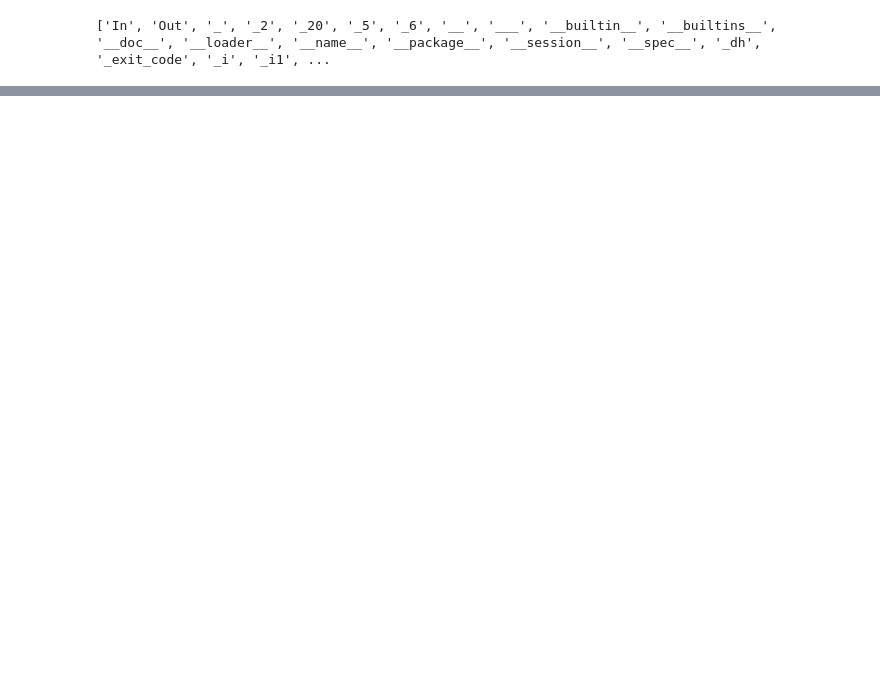
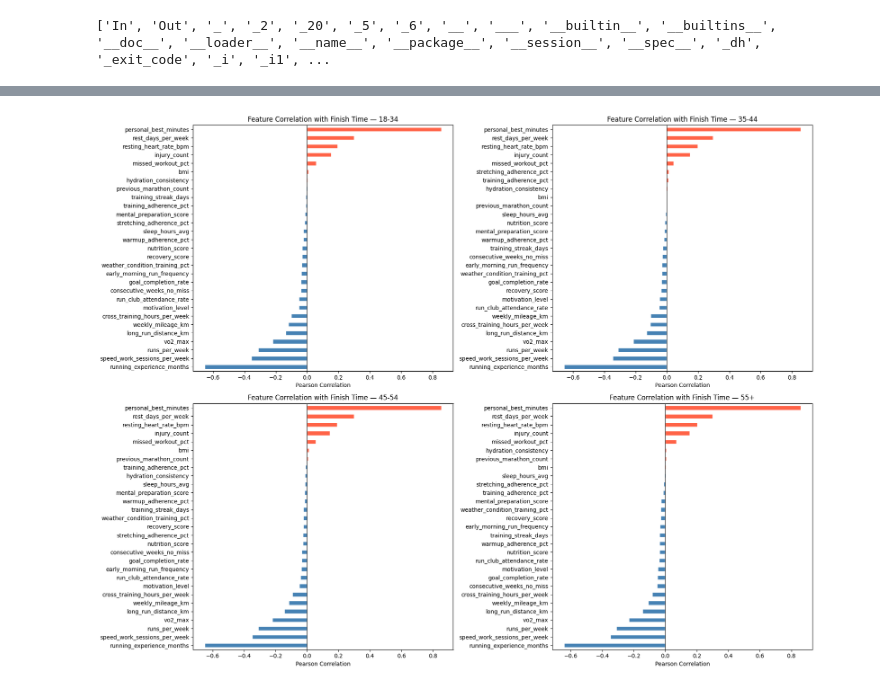
Before and after one commit to francescosias/MarathonIQ, a Jupyter notebook: Notebook/MarathonIQ_FS.ipynb, the cells around one changed output, grey strips where cells are left out. Saved outputs shown, nothing was run; the diff lists cells and outputs as text; code cells hidden in the pictures; blank space fills up the shorter version.

```diff
--- a/Notebook/MarathonIQ_FS.ipynb
+++ b/Notebook/MarathonIQ_FS.ipynb
@@ -461,0 +518,31 @@ print(dir())  # or %whos in Jupyter
+# %%
+cols_to_drop = ['dnf', 'weekly_mileage_miles', 'medal_outcome',
+                'target_finish_time_minutes', 'month', 'injury_severity_filled']
+
+train_clean = train_clean.drop(columns=[c for c in cols_to_drop if c in train_clean.columns])
+# %%
+fig, axes = plt.subplots(2, 2, figsize=(18, 14))
+
+bins = [18, 35, 45, 55, 100]
+labels = ['18-34', '35-44', '45-54', '55+']
+train_clean['age_bucket'] = pd.cut(train_clean['age'], bins=bins, labels=labels, right=False)
+
+for ax, bucket in zip(axes.flatten(), labels):
+    subset = train_clean[train_clean['age_bucket'] == bucket]
+
+    corr = (subset
+            .select_dtypes(include='number')
+            .corr()['actual_finish_time_minutes']
+            .drop(['actual_finish_time_minutes', 'age'])
+            .sort_values())
+
+    colors = ['steelblue' if v < 0 else 'tomato' for v in corr]
+    corr.plot(kind='barh', ax=ax, color=colors, edgecolor='white')
+    ax.axvline(0, color='black', linewidth=0.8)
+    ax.set_title(f'Feature Correlation with Finish Time — {bucket}', fontsize=12)
+    ax.set_xlabel('Pearson Correlation')
+
+plt.tight_layout()
+plt.show()
+# %% [output]
+[figure, added]
```
Also changed, not shown: parts of 8 cells of this notebook.
